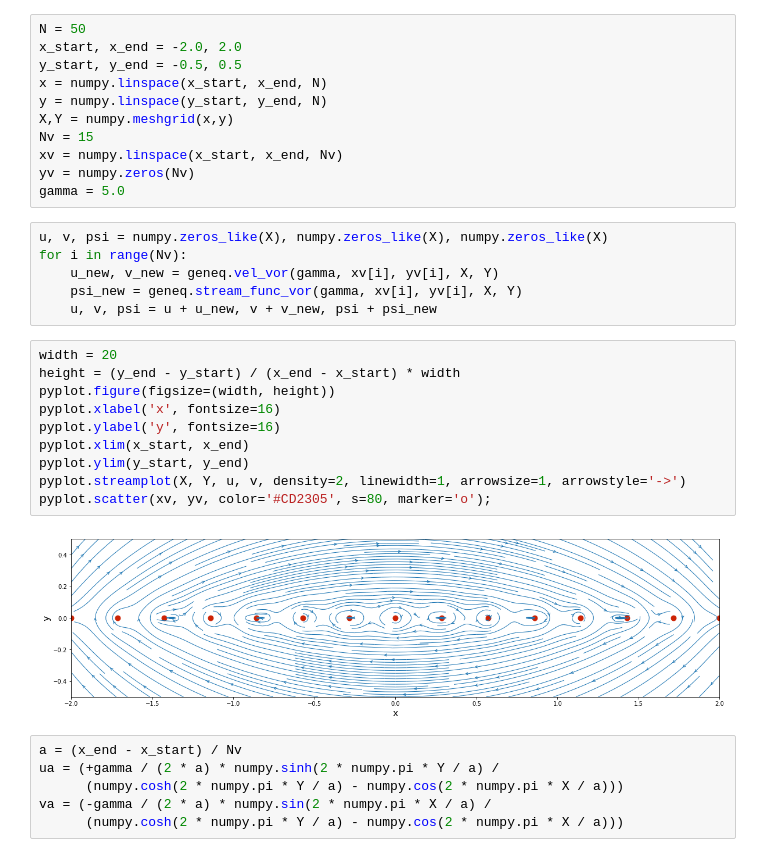
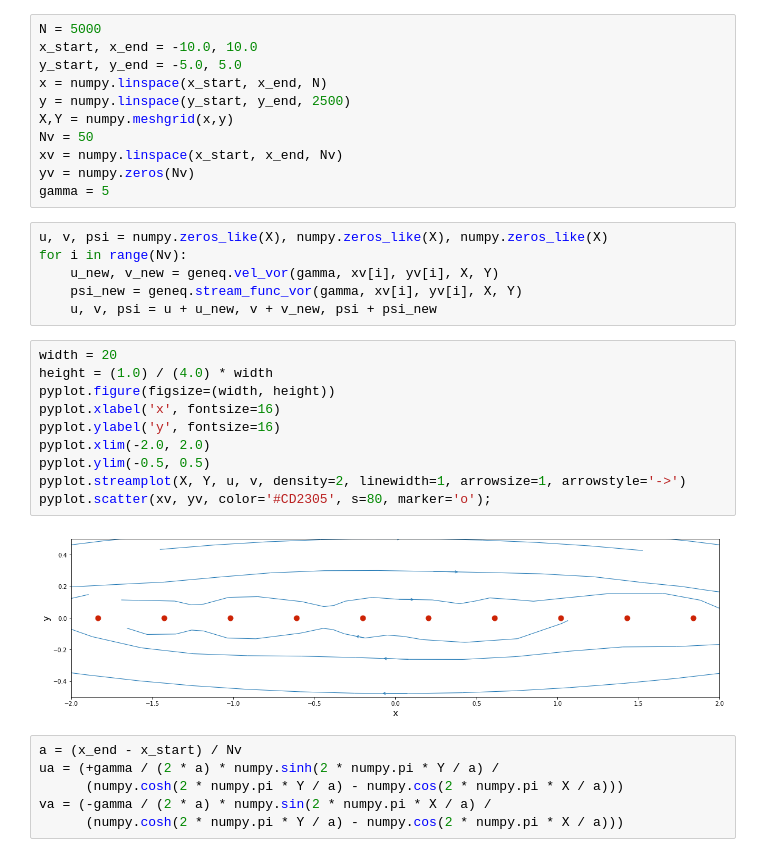
Before and after one commit to ppaulson56/MAE6226, a Jupyter notebook: 05_L5.ipynb, the cells around one changed output. Cells and saved outputs as stored; diff of their text form.

```diff
--- a/05_L5.ipynb
+++ b/05_L5.ipynb
@@ -4,16 +4,16 @@ from matplotlib import pyplot
 %matplotlib inline
 import geneq
 # %%
-N = 50
-x_start, x_end = -2.0, 2.0
-y_start, y_end = -0.5, 0.5
+N = 5000
+x_start, x_end = -10.0, 10.0
+y_start, y_end = -5.0, 5.0
 x = numpy.linspace(x_start, x_end, N)
-y = numpy.linspace(y_start, y_end, N)
+y = numpy.linspace(y_start, y_end, 2500)
 X,Y = numpy.meshgrid(x,y)
-Nv = 15
+Nv = 50
 xv = numpy.linspace(x_start, x_end, Nv)
 yv = numpy.zeros(Nv)
-gamma = 5.0
+gamma = 5
 # %%
 u, v, psi = numpy.zeros_like(X), numpy.zeros_like(X), numpy.zeros_like(X)
 for i in range(Nv):
@@ -22,16 +22,16 @@ for i in range(Nv):
     u, v, psi = u + u_new, v + v_new, psi + psi_new
 # %%
 width = 20
-height = (y_end - y_start) / (x_end - x_start) * width
+height = (1.0) / (4.0) * width
 pyplot.figure(figsize=(width, height))
 pyplot.xlabel('x', fontsize=16)
 pyplot.ylabel('y', fontsize=16)
-pyplot.xlim(x_start, x_end)
-pyplot.ylim(y_start, y_end)
+pyplot.xlim(-2.0, 2.0)
+pyplot.ylim(-0.5, 0.5)
 pyplot.streamplot(X, Y, u, v, density=2, linewidth=1, arrowsize=1, arrowstyle='->')
 pyplot.scatter(xv, yv, color='#CD2305', s=80, marker='o');
 # %% [output]
-[figure, old version]
+[figure, new version]
 # %%
 a = (x_end - x_start) / Nv
 ua = (+gamma / (2 * a) * numpy.sinh(2 * numpy.pi * Y / a) /
```
